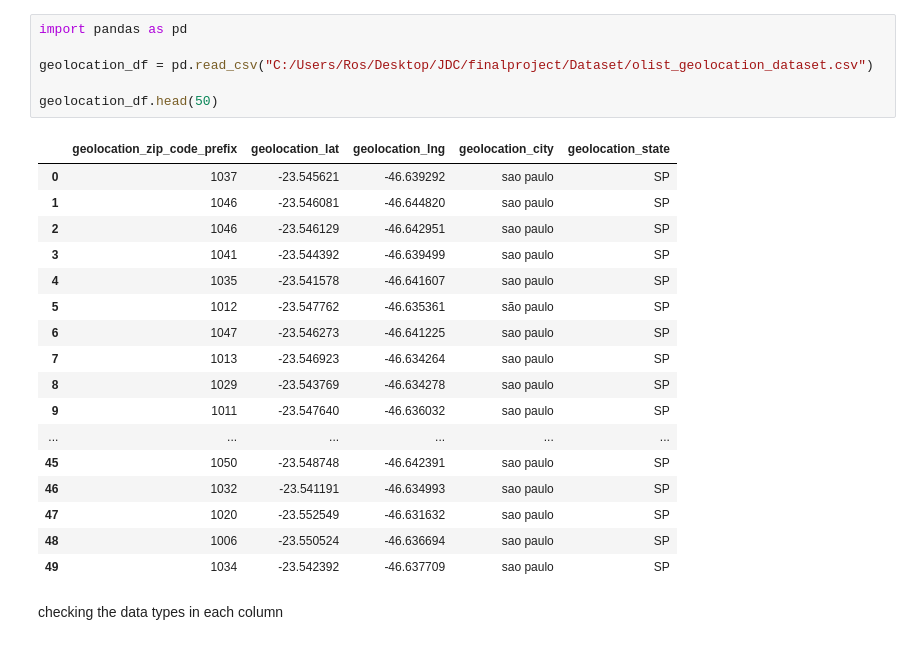
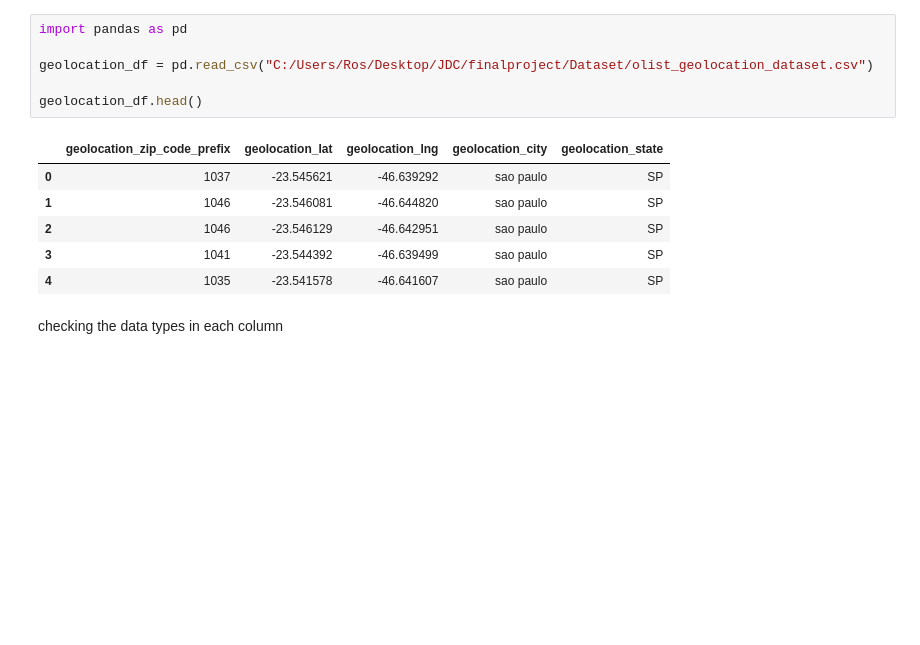
Before and after one commit to HassanHosain/tp_final_proj, a Jupyter notebook: geolocation.ipynb, the cells around one changed output. Cells and saved outputs as stored; diff of their text form; blank space fills up the shorter version.

```diff
--- a/geolocation.ipynb
+++ b/geolocation.ipynb
@@ -1,27 +72,16 @@
 # %%
 import pandas as pd
 
 geolocation_df = pd.read_csv("C:/Users/Ros/Desktop/JDC/finalproject/Dataset/olist_geolocation_dataset.csv")
 
-geolocation_df.head(50)
+geolocation_df.head()
 # %% [output]
 |  | geolocation_zip_code_prefix | geolocation_lat | geolocation_lng | geolocation_city | geolocation_state |
 | 0 | 1037 | -23.545621 | -46.639292 | sao paulo | SP |
 | 1 | 1046 | -23.546081 | -46.644820 | sao paulo | SP |
 | 2 | 1046 | -23.546129 | -46.642951 | sao paulo | SP |
 | 3 | 1041 | -23.544392 | -46.639499 | sao paulo | SP |
 | 4 | 1035 | -23.541578 | -46.641607 | sao paulo | SP |
-| 5 | 1012 | -23.547762 | -46.635361 | são paulo | SP |
-| 6 | 1047 | -23.546273 | -46.641225 | sao paulo | SP |
-| 7 | 1013 | -23.546923 | -46.634264 | sao paulo | SP |
-| 8 | 1029 | -23.543769 | -46.634278 | sao paulo | SP |
-| 9 | 1011 | -23.547640 | -46.636032 | sao paulo | SP |
-| ... | ... | ... | ... | ... | ... |
-| 45 | 1050 | -23.548748 | -46.642391 | sao paulo | SP |
-| 46 | 1032 | -23.541191 | -46.634993 | sao paulo | SP |
-| 47 | 1020 | -23.552549 | -46.631632 | sao paulo | SP |
-| 48 | 1006 | -23.550524 | -46.636694 | sao paulo | SP |
-| 49 | 1034 | -23.542392 | -46.637709 | sao paulo | SP |
 # %% [markdown]
 checking the data types in each column
 # %%
```
Also changed, not shown: parts of 40 cells of this notebook, 2 other files.
